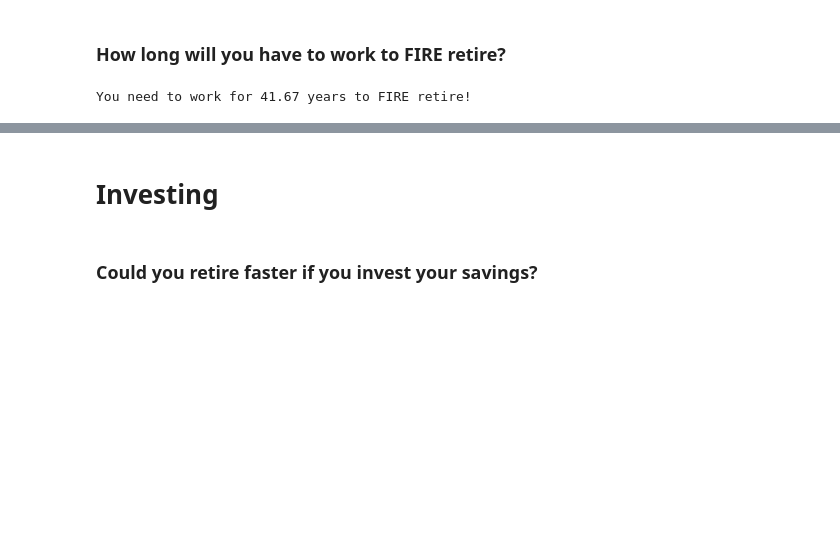
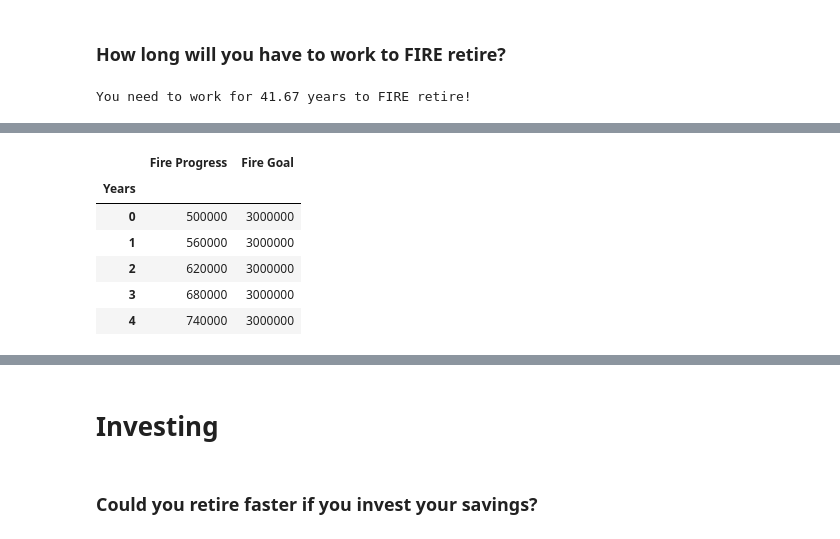
Before and after one commit to jcm-co/project1, a Jupyter notebook: Fire_Calculator2.ipynb, the cells around one changed output, grey strips where cells are left out. Drawn from its saved outputs; the diff is of its cells as text; code cells hidden in the pictures; blank space fills up the shorter version.

```diff
--- a/Fire_Calculator2.ipynb
+++ b/Fire_Calculator2.ipynb
@@ -100,5 +100,5 @@ df_ret = pd.DataFrame(fire_progress, columns = ['fire_progress'])
 df_ret['Fire Goal'] = fire_goal
 df_ret.index.name  = 'Years'
 df_ret = df_ret.rename(columns={'fire_progress':'Fire Progress'})
-df_ret.hvplot.line(x='Years',width=750, height=500,yformatter='$%.0f',grid=True,title='Current Path to FIRE')
+df_ret.head()
 # %% [output]
@@ -105,0 +105,7 @@ df_ret.hvplot.line(x='Years',width=750, height=500,yformatter='$%.0f',grid=True,
+|  | Fire Progress | Fire Goal |
+| Years |  |  |
+| 0 | 500000 | 3000000 |
+| 1 | 560000 | 3000000 |
+| 2 | 620000 | 3000000 |
+| 3 | 680000 | 3000000 |
+| 4 | 740000 | 3000000 |
```
Also changed, not shown: parts of 5 cells of this notebook.
